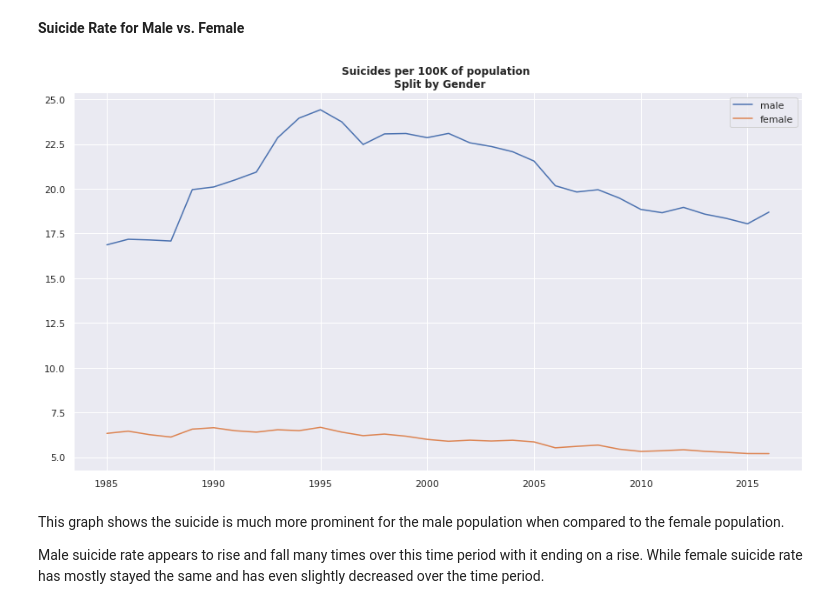
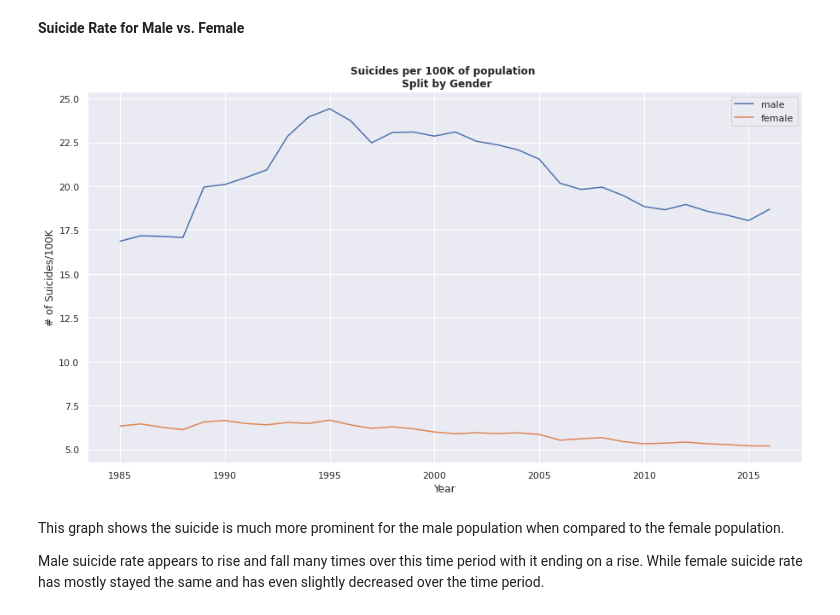
Before and after one commit to kylunr/SuicideRateDataAnalysis, a Jupyter notebook: SuicideRateAnalysis.ipynb, the cells around one changed output. Cells and saved outputs as stored; diff of their text form; code cells hidden in the pictures.

```diff
--- a/SuicideRateAnalysis.ipynb
+++ b/SuicideRateAnalysis.ipynb
@@ -75,20 +114,22 @@ I found this data interesting, I would like to further research how this has cha
 # %%
 # split by men and woman
 gender = data.groupby(['Year','Sex']).agg({'Suicides_No' : 'sum','Population' : 'sum'}).reset_index()
 gender['Suicides_Per_Capita'] = gender.Suicides_No / gender.Population * 100000
 
 def gender_plot(sex):
     data = gender.loc[gender['Sex'] == sex,['Year','Suicides_Per_Capita']]
     plt.plot(data['Year'],data['Suicides_Per_Capita'])
 
 plt.figure(figsize = (15,8))
 for i in ('male','female'):
     gender_plot(i)
 
 _ = plt.legend(('male','female'))
 _ = plt.title('Suicides per 100K of population \n Split by Gender', fontweight='bold')
+_ = plt.xlabel('Year')
+_ = plt.ylabel('# of Suicides/100K')
 # %% [output]
-[figure, old version]
+[figure, new version]
 # %% [markdown]
 This graph shows the suicide is much more prominent for the male population when compared to the female population.
 
```
Also changed, not shown: parts of 37 cells of this notebook.
